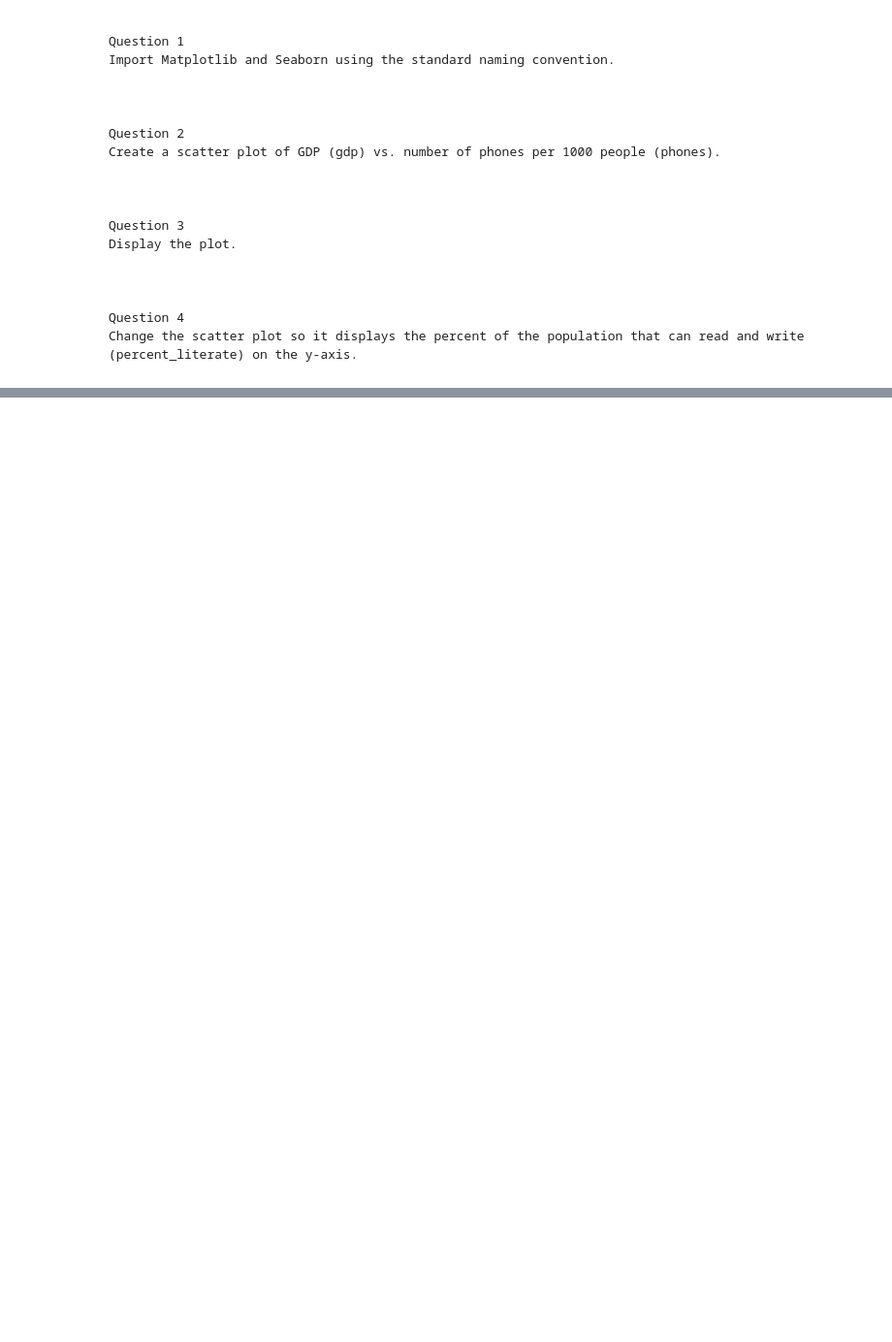
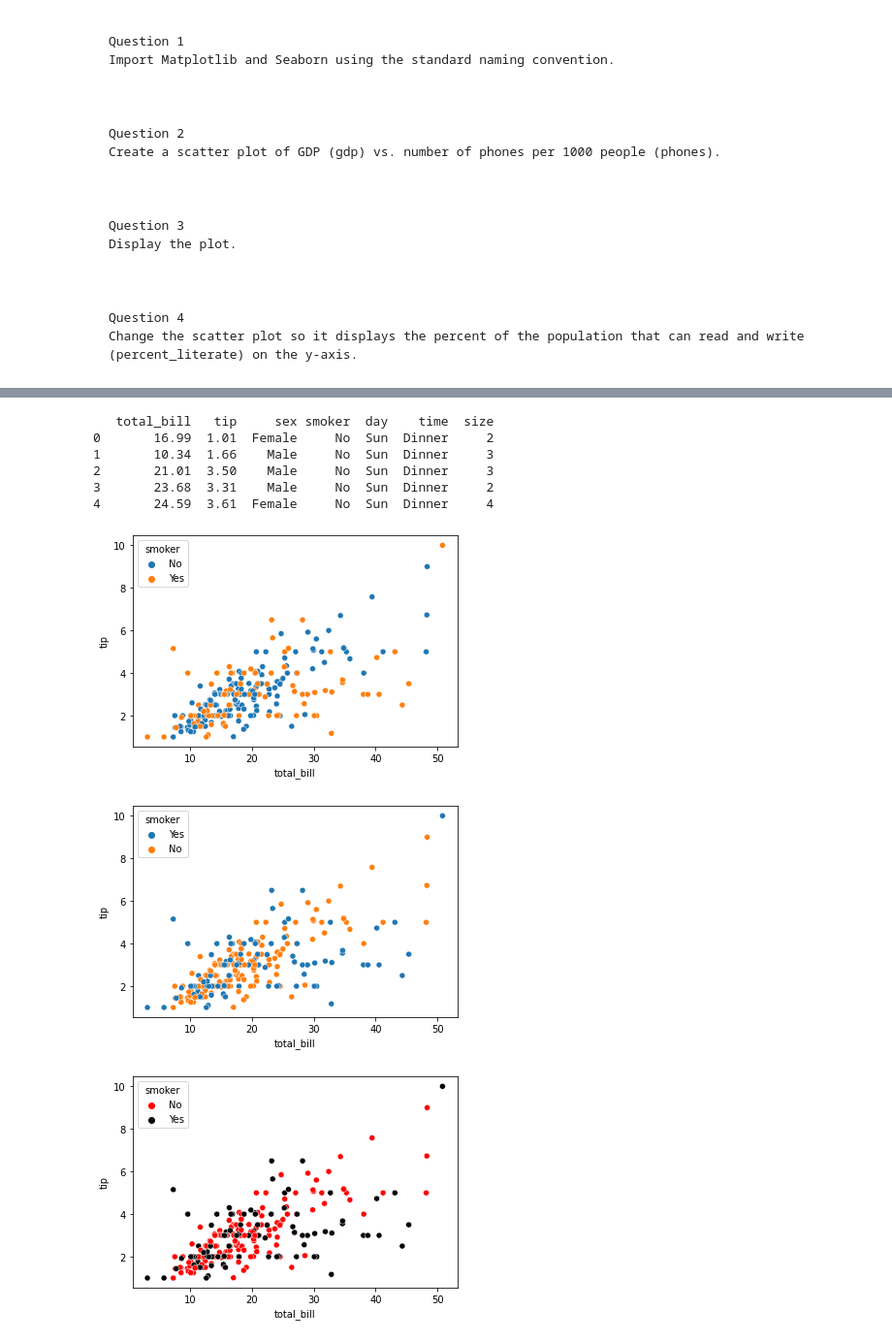
Before and after one commit to johnhhu2020/DataCamp-Data-Scientist-with-Python-Track, a Jupyter notebook: DataCamp Introduction to Data Visualization with Seaborn.ipynb, the cells around one changed output, grey strips where cells are left out. Shown at 97% size. Drawn from its saved outputs; the diff is of its cells as text; code cells hidden in the pictures; blank space fills up the shorter version.

```diff
--- a/DataCamp Introduction to Data Visualization with Seaborn.ipynb
+++ b/DataCamp Introduction to Data Visualization with Seaborn.ipynb
@@ -260,0 +476,69 @@ plt.show()
+# %%
+import pandas as pd
+import matplotlib.pyplot as plt
+import seaborn as sns
+
+
+tips = pd.read_csv('tips.csv')
+print(tips.head())
+
+
+
+sns.scatterplot(x='total_bill',
+                y='tip',
+                hue='smoker', #######################################################################################
+                data=tips)
+
+
+plt.show()
+
+
+
+sns.scatterplot(x='total_bill',
+                y='tip',
+                hue='smoker',             ###########################################################################
+                hue_order=['Yes', 'No'],  ###########################################################################
+                data=tips)
+
+
+plt.show()
+
+
+
+
+hue_colors = {'Yes': 'black',
+              'No': 'red'}
+
+sns.scatterplot(x='total_bill',
+                y='tip',
+                hue='smoker',
+                palette=hue_colors,  ################################################################################
+                data=tips)
+
+
+plt.show()
+
+
+
+
+hue_colors = {'Yes': '#808080',  ### Use HTML hex code to pick any color you want, any color
+              'No': '#00FF00'}   ####################################################################################
+
+sns.scatterplot(x='total_bill',
+                y='tip',
+                hue='smoker',
+                palette=hue_colors,
+                data=tips)
+
+
+plt.show()
+# %% [output]
+   total_bill   tip     sex smoker  day    time  size
+0       16.99  1.01  Female     No  Sun  Dinner     2
+1       10.34  1.66    Male     No  Sun  Dinner     3
+2       21.01  3.50    Male     No  Sun  Dinner     3
+3       23.68  3.31    Male     No  Sun  Dinner     2
+4       24.59  3.61  Female     No  Sun  Dinner     4
+[figure, added]
+[figure, added]
+[figure, added]
```
Also changed, not shown: parts of 19 cells of this notebook.
